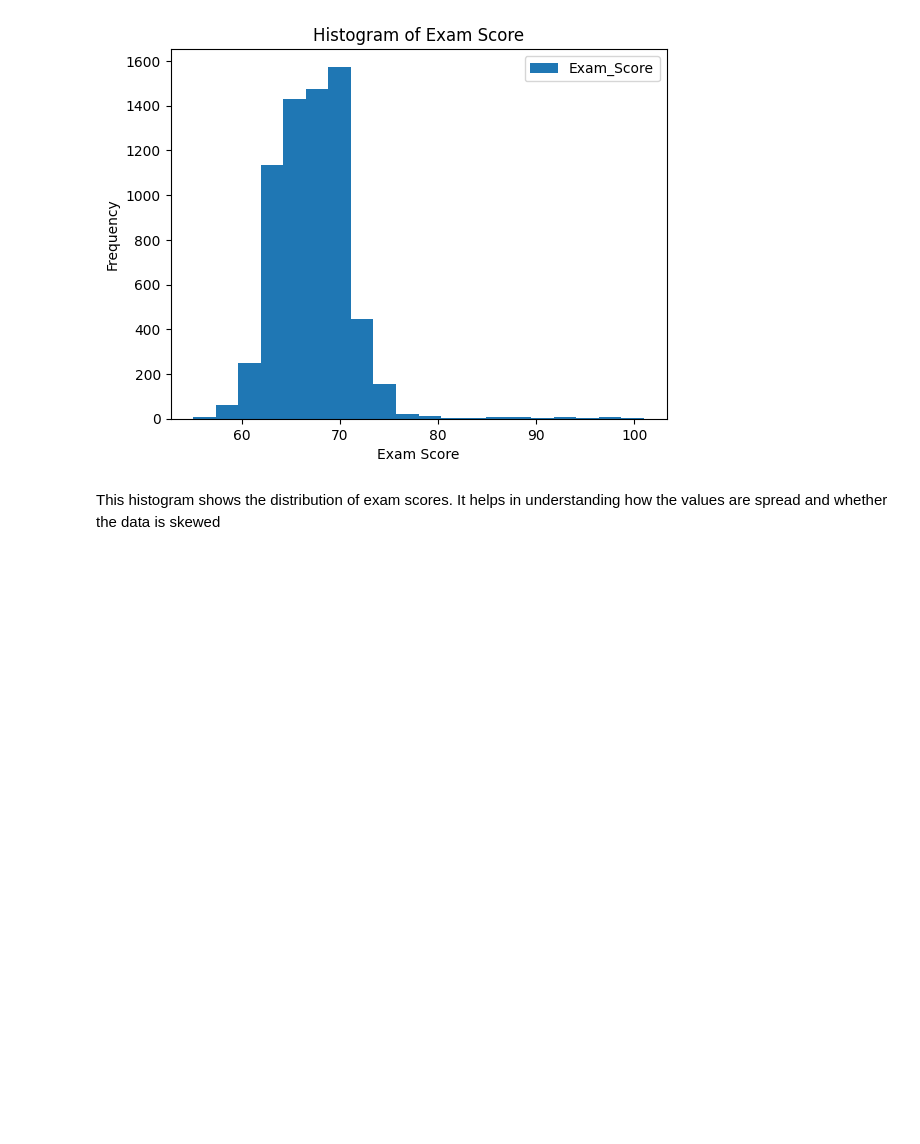
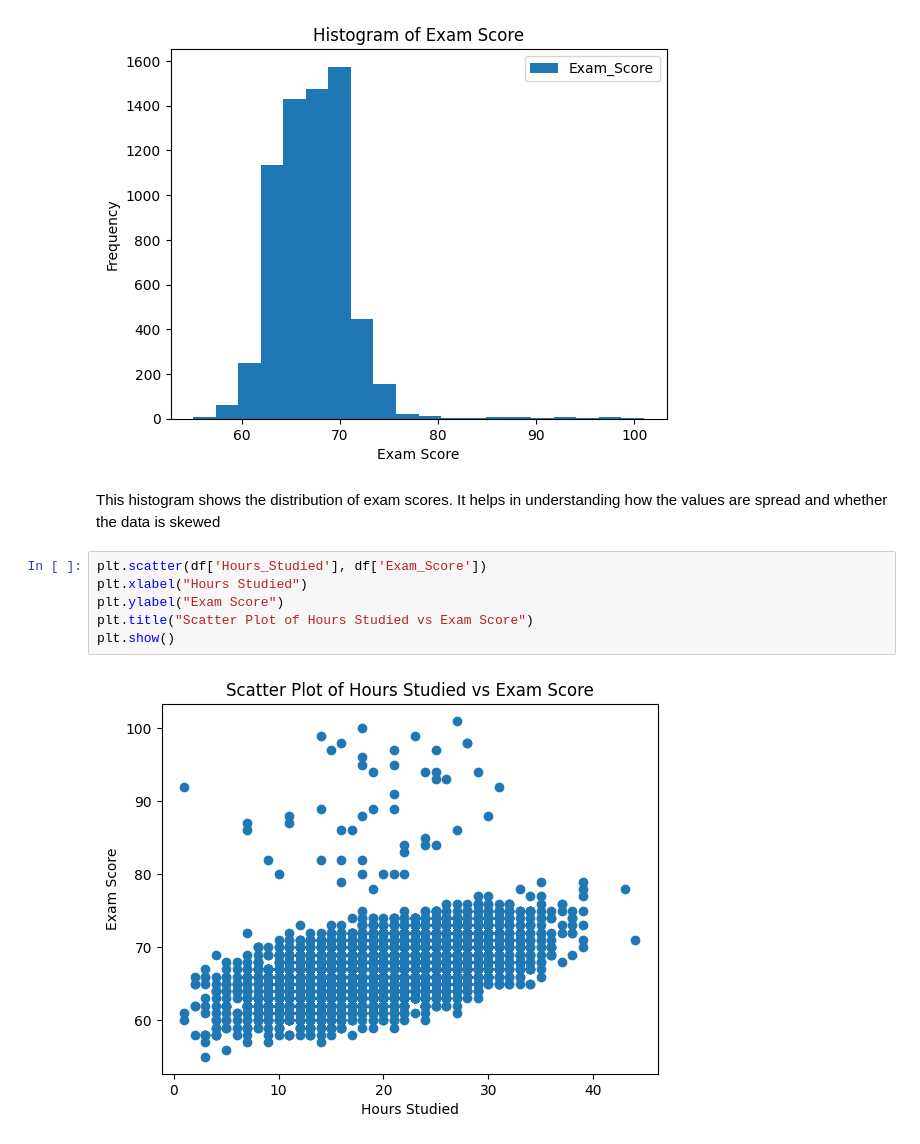
Before and after one commit to leeno-ob/IT326-project, a Jupyter notebook: phase2.ipynb, the cells around one changed output. Saved outputs shown, nothing was run; the diff lists cells and outputs as text; blank space fills up the shorter version.

```diff
--- a/phase2.ipynb
+++ b/phase2.ipynb
@@ -157,3 +157,11 @@ plt.show()
 # %% [markdown]
 This histogram shows the distribution of exam scores.
 It helps in understanding how the values are spread and whether the data is skewed
+# %%
+plt.scatter(df['Hours_Studied'], df['Exam_Score'])
+plt.xlabel("Hours Studied")
+plt.ylabel("Exam Score")
+plt.title("Scatter Plot of Hours Studied vs Exam Score")
+plt.show()
+# %% [output]
+[figure, added]
```
Also changed, not shown: parts of 3 cells of this notebook.
